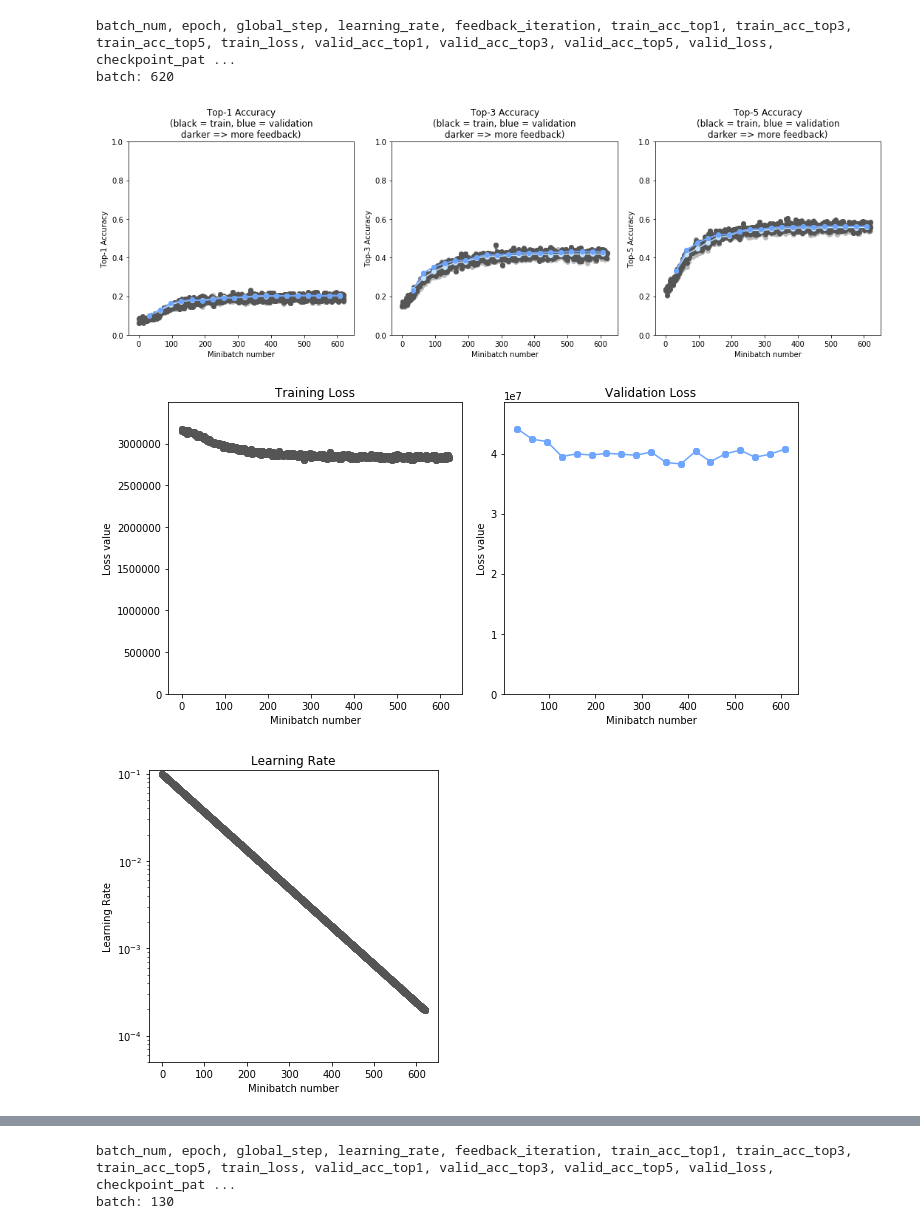
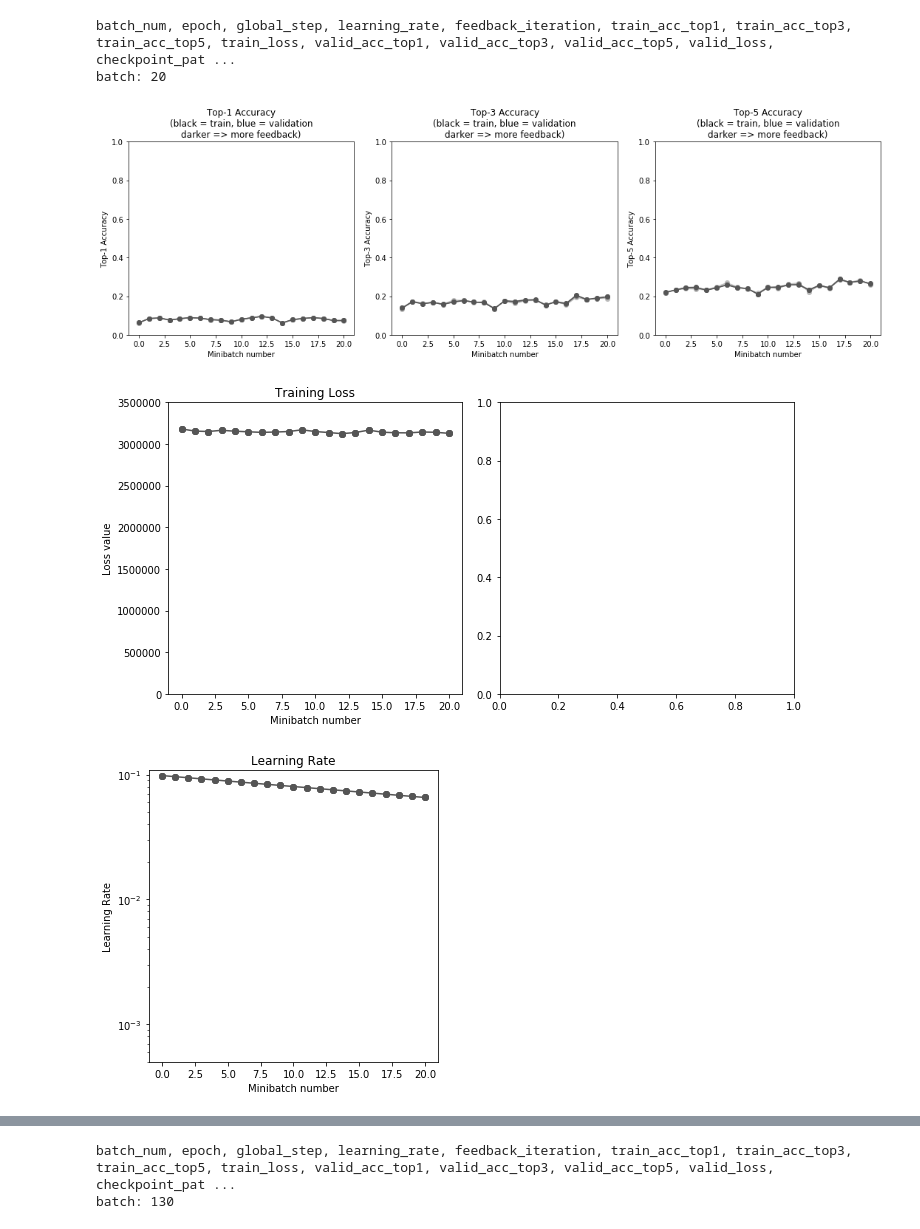
Before and after one commit to StanfordVisionSystems/vfeedbacknet, a Jupyter notebook: notebooks/vfeedbacknet_results.ipynb, the cells around one changed output, grey strips where cells are left out. Cells and saved outputs as stored; diff of their text form; code cells hidden in the pictures.

```diff
--- a/notebooks/vfeedbacknet_results.ipynb
+++ b/notebooks/vfeedbacknet_results.ipynb
@@ -159,7 +159,7 @@ def plot_learning_rate(data):
         learning_rate = list(map(lambda x : x['learning_rate'], data))
 
         ax1 = fig.add_subplot(111)
-        ax1.set_ylim([0.00005, 1.1*max(learning_rate)])
+        ax1.set_ylim([0.0005, 1.1*max(learning_rate)])
         ax1.set_title('Learning Rate')
         ax1.set_xlabel('Minibatch number')
         ax1.set_ylabel('Learning Rate')
@@ -185,16 +196,15 @@ batch: 502
 # %%
 # Name: model7
-# VGG16 preprocess conv layer is now more reasonable (3x3x512 conv)
-header, data = get_data(os.path.join(EXPERIMENT_DIR, '20bn/vfeedbacknet_model7', 'training_log.csv'))
+header, data = get_data(os.path.join(EXPERIMENT_DIR, 'vfeedbacknet_model7', 'training_log.csv'))
 plot_accuracy(data, num_feedback=3, ylim=1)
 plot_loss(data)
 plot_learning_rate(data)
 # %% [output]
 batch_num, epoch, global_step, learning_rate, feedback_iteration, train_acc_top1, train_acc_top3, train_acc_top5, train_loss, valid_acc_top1, valid_acc_top3, valid_acc_top5, valid_loss, checkpoint_pat ...
-batch: 620
+batch: 20
-[figure, old version]
+[figure, new version]
-[figure, old version]
+[figure, new version]
-[figure, old version]
+[figure, new version]
 # %%
 # Name: model6
 # VGG16 preprocess conv layer is now more reasonable (3x3x512 conv)
```
Also changed, not shown: parts of 5 cells of this notebook.
